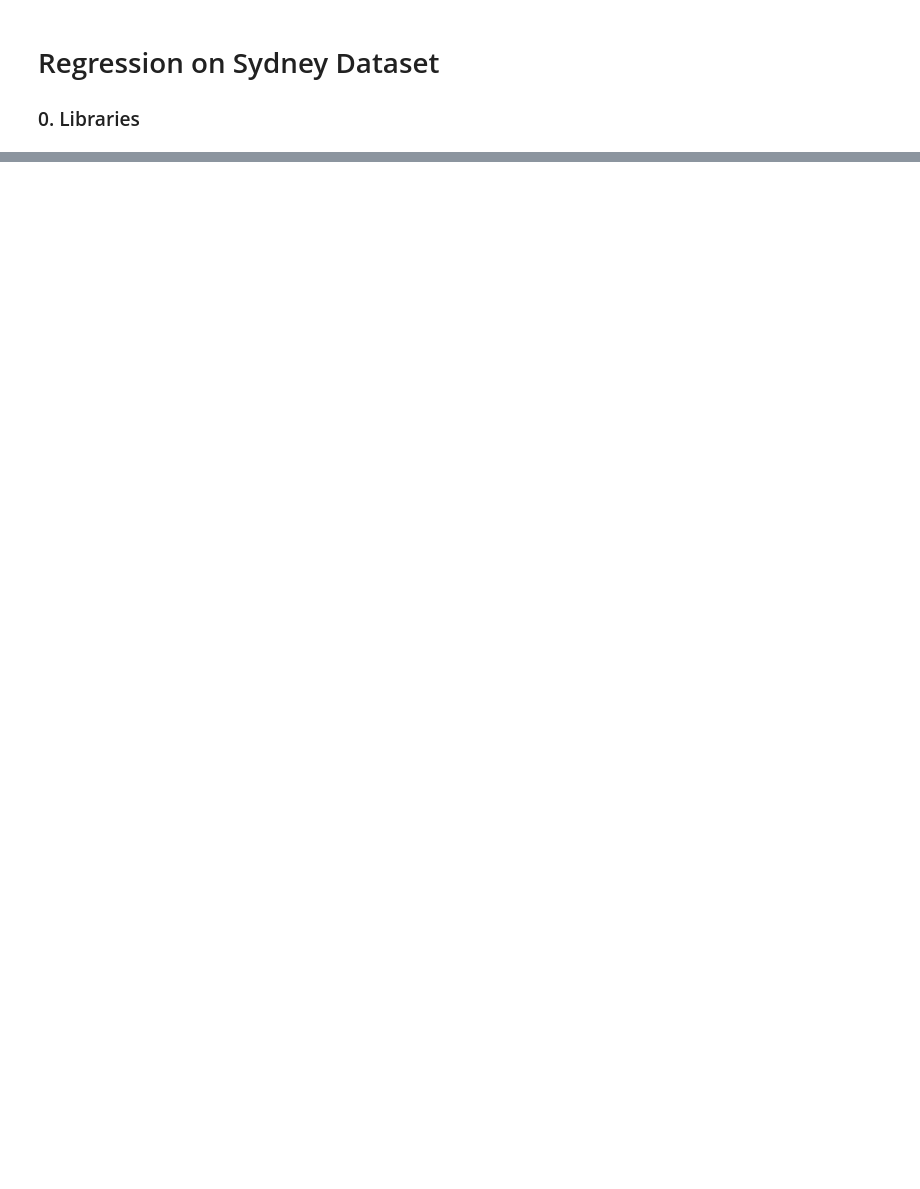
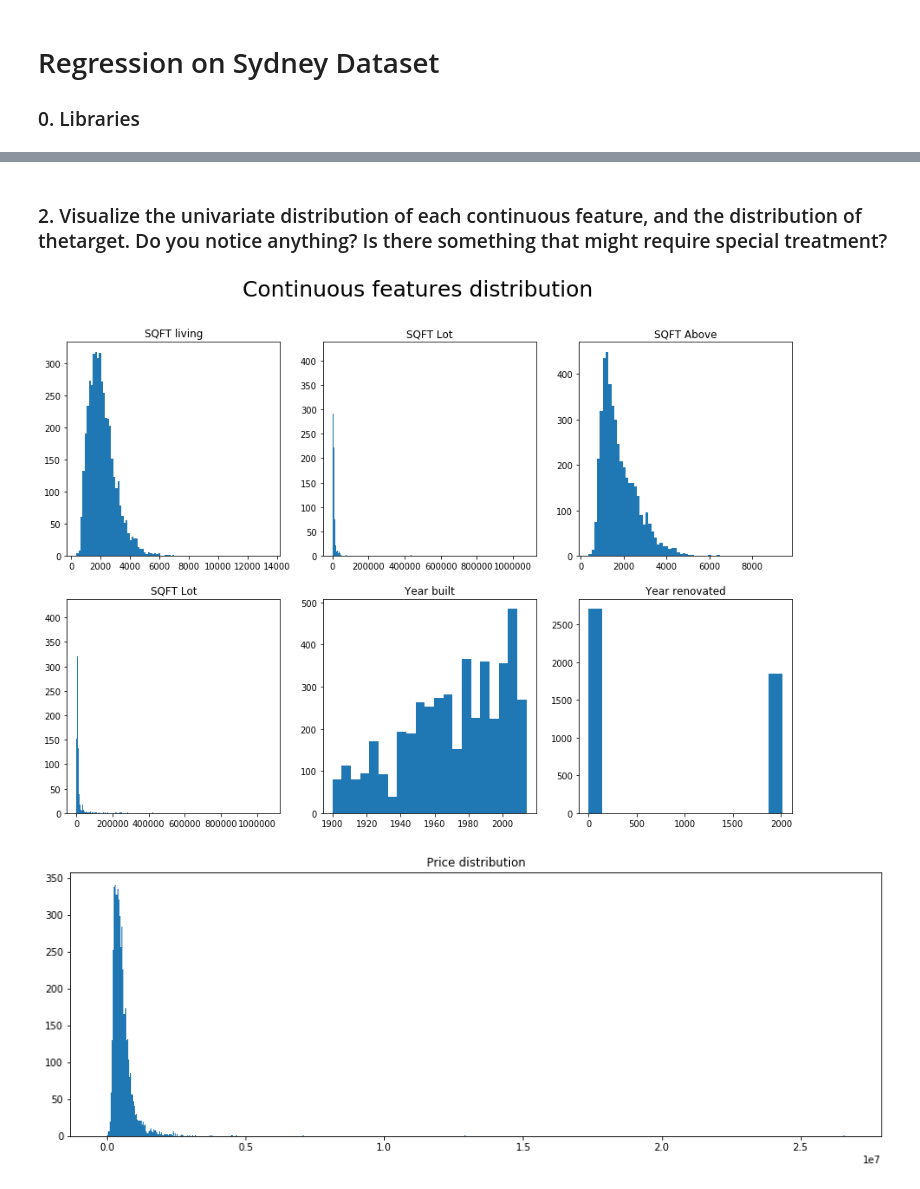
Before and after one commit to leogcalderon/Applied_ML2020, a Jupyter notebook: Preprocessing/Assignment 2 - Regression.ipynb, the cells around one changed output, grey strips where cells are left out. Cells and saved outputs as stored; diff of their text form; code cells hidden in the pictures; blank space fills up the shorter version.

```diff
--- a/Preprocessing/Assignment 2 - Regression.ipynb
+++ b/Preprocessing/Assignment 2 - Regression.ipynb
@@ -23,0 +37,36 @@ data
+# %%
+data = data.drop(index = data[data.price == 0].index)
+# %% [markdown]
+### 2. Visualize the univariate distribution of each continuous feature, and the distribution of thetarget. Do you notice anything? Is there something that might require special treatment?
+# %%
+f, ax = plt.subplots(nrows=2,ncols=3,figsize=(15,10))
+
+plt.suptitle('Continuous features distribution', fontsize=25)
+
+ax[0,0].hist(data['sqft_living'],bins='auto')
+ax[0,0].set_title('SQFT living')
+
+ax[0,1].hist(data['sqft_lot'],bins='auto')
+ax[0,1].set_title('SQFT Lot')
+
+ax[0,2].hist(data['sqft_above'],bins='auto')
+ax[0,2].set_title('SQFT Above')
+
+ax[1,0].hist(data['sqft_lot'],bins='auto')
+ax[1,0].set_title('SQFT Lot')
+
+ax[1,1].hist(data['yr_built'],bins='auto')
+ax[1,1].set_title('Year built')
+
+ax[1,2].hist(data['yr_renovated'],bins='auto')
+ax[1,2].set_title('Year renovated')
+
+plt.show()
+
+plt.figure(figsize=(15,5))
+plt.hist(data.price,bins='auto')
+plt.title('Price distribution')
+plt.show()
+# %% [output]
+[figure, added]
+[figure, added]
```
Also changed, not shown: parts of 18 cells of this notebook, 1 other file.
